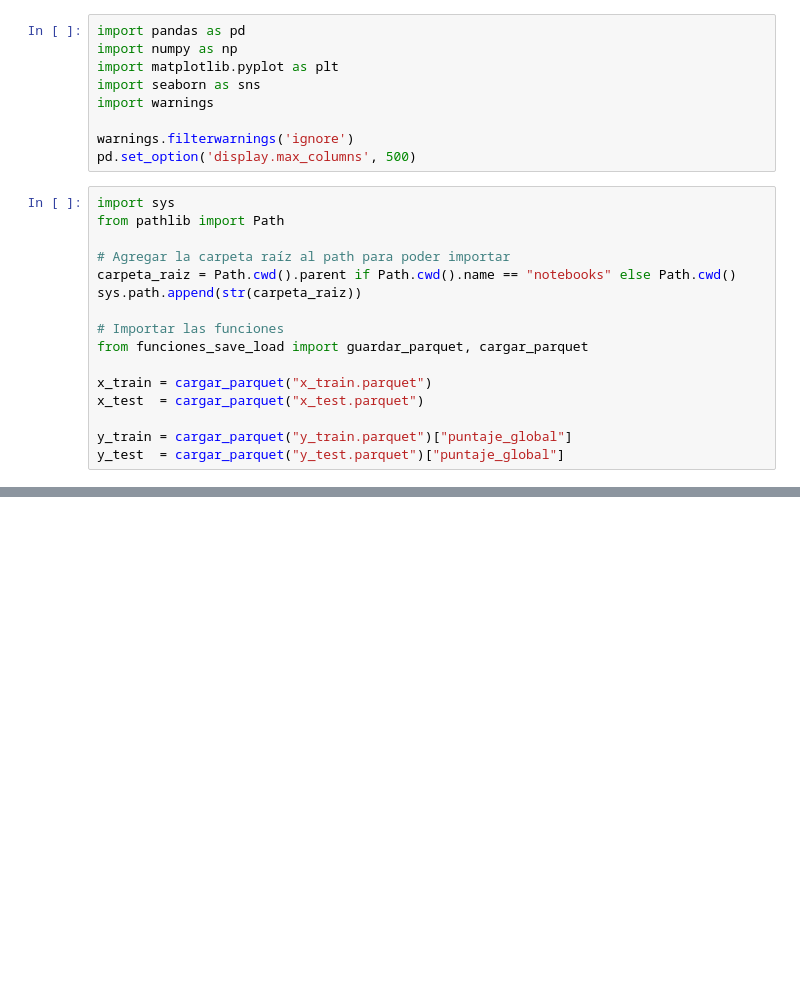
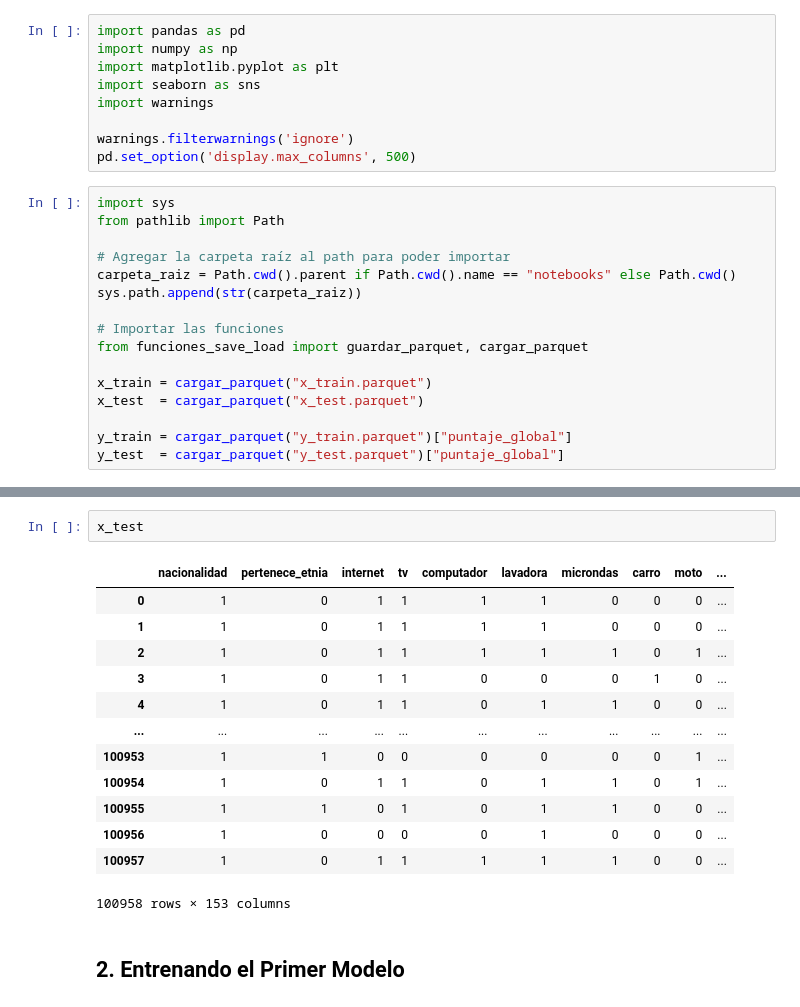
Before and after one commit to JorgeJordyJaimes/icfes-app, a Jupyter notebook: notebooks/5.modelo.ipynb, the cells around one changed output, grey strips where cells are left out. Cells and saved outputs as stored; diff of their text form; blank space fills up the shorter version.

```diff
--- a/notebooks/5.modelo.ipynb
+++ b/notebooks/5.modelo.ipynb
@@ -40,0 +112,18 @@ y_test  = cargar_parquet("y_test.parquet")["puntaje_global"]
+# %%
+x_test
+# %% [output]
+|  | nacionalidad | pertenece_etnia | internet | tv | computador | lavadora | microndas | carro | moto | ... |
+| 0 | 1 | 0 | 1 | 1 | 1 | 1 | 0 | 0 | 0 | ... |
+| 1 | 1 | 0 | 1 | 1 | 1 | 1 | 0 | 0 | 0 | ... |
+| 2 | 1 | 0 | 1 | 1 | 1 | 1 | 1 | 0 | 1 | ... |
+| 3 | 1 | 0 | 1 | 1 | 0 | 0 | 0 | 1 | 0 | ... |
+| 4 | 1 | 0 | 1 | 1 | 0 | 1 | 1 | 0 | 0 | ... |
+| ... | ... | ... | ... | ... | ... | ... | ... | ... | ... | ... |
+| 100953 | 1 | 1 | 0 | 0 | 0 | 0 | 0 | 0 | 1 | ... |
+| 100954 | 1 | 0 | 1 | 1 | 0 | 1 | 1 | 0 | 1 | ... |
+| 100955 | 1 | 1 | 0 | 1 | 0 | 1 | 1 | 0 | 0 | ... |
+| 100956 | 1 | 0 | 0 | 0 | 0 | 1 | 0 | 0 | 0 | ... |
+| 100957 | 1 | 0 | 1 | 1 | 1 | 1 | 1 | 0 | 0 | ... |
+100958 rows × 153 columns
+# %% [markdown]
+## 2. Entrenando el Primer Modelo
```
Also changed, not shown: parts of 8 cells of this notebook, 1 other file.
